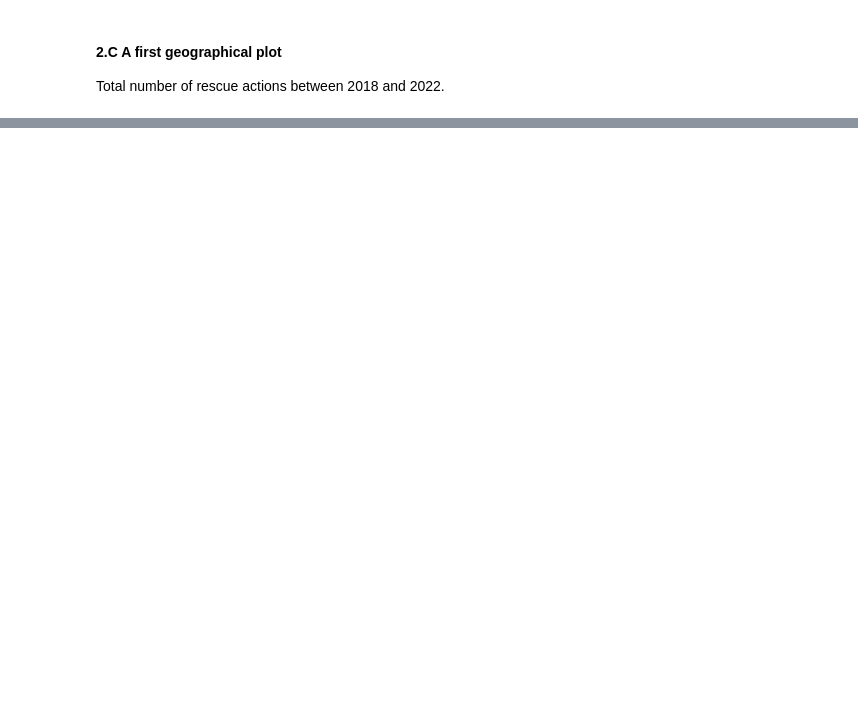
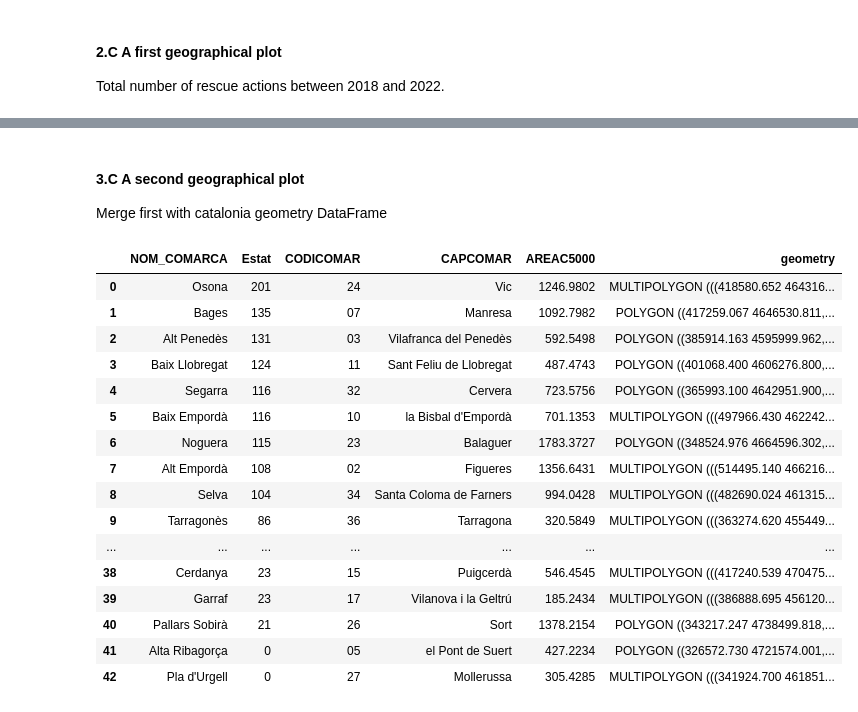
Before and after one commit to belenmvinhas/AVDM_ioib, a Jupyter notebook: ot/civil_protection_plans.ipynb, the cells around one changed output, grey strips where cells are left out. Drawn from its saved outputs; the diff is of its cells as text; code cells hidden in the pictures; blank space fills up the shorter version.

```diff
--- a/ot/civil_protection_plans.ipynb
+++ b/ot/civil_protection_plans.ipynb
@@ -199,0 +360,3 @@ plt.show()
+# %% [markdown]
+#### 3.C A second geographical plot
+Merge first with catalonia geometry DataFrame
@@ -199,0 +366,20 @@ plt.show()
+# %%
+pam_pp_tot_gpd
+# %% [output]
+|  | NOM_COMARCA | Estat | CODICOMAR | CAPCOMAR | AREAC5000 | geometry |
+| 0 | Osona | 201 | 24 | Vic | 1246.9802 | MULTIPOLYGON (((418580.652 464316... |
+| 1 | Bages | 135 | 07 | Manresa | 1092.7982 | POLYGON ((417259.067 4646530.811,... |
+| 2 | Alt Penedès | 131 | 03 | Vilafranca del Penedès | 592.5498 | POLYGON ((385914.163 4595999.962,... |
+| 3 | Baix Llobregat | 124 | 11 | Sant Feliu de Llobregat | 487.4743 | POLYGON ((401068.400 4606276.800,... |
+| 4 | Segarra | 116 | 32 | Cervera | 723.5756 | POLYGON ((365993.100 4642951.900,... |
+| 5 | Baix Empordà | 116 | 10 | la Bisbal d'Empordà | 701.1353 | MULTIPOLYGON (((497966.430 462242... |
+| 6 | Noguera | 115 | 23 | Balaguer | 1783.3727 | POLYGON ((348524.976 4664596.302,... |
+| 7 | Alt Empordà | 108 | 02 | Figueres | 1356.6431 | MULTIPOLYGON (((514495.140 466216... |
+| 8 | Selva | 104 | 34 | Santa Coloma de Farners | 994.0428 | MULTIPOLYGON (((482690.024 461315... |
+| 9 | Tarragonès | 86 | 36 | Tarragona | 320.5849 | MULTIPOLYGON (((363274.620 455449... |
+| ... | ... | ... | ... | ... | ... | ... |
+| 38 | Cerdanya | 23 | 15 | Puigcerdà | 546.4545 | MULTIPOLYGON (((417240.539 470475... |
+| 39 | Garraf | 23 | 17 | Vilanova i la Geltrú | 185.2434 | MULTIPOLYGON (((386888.695 456120... |
+| 40 | Pallars Sobirà | 21 | 26 | Sort | 1378.2154 | POLYGON ((343217.247 4738499.818,... |
+| 41 | Alta Ribagorça | 0 | 05 | el Pont de Suert | 427.2234 | POLYGON ((326572.730 4721574.001,... |
+| 42 | Pla d'Urgell | 0 | 27 | Mollerussa | 305.4285 | MULTIPOLYGON (((341924.700 461851... |
```
Also changed, not shown: parts of 33 cells of this notebook, 2 other files.
